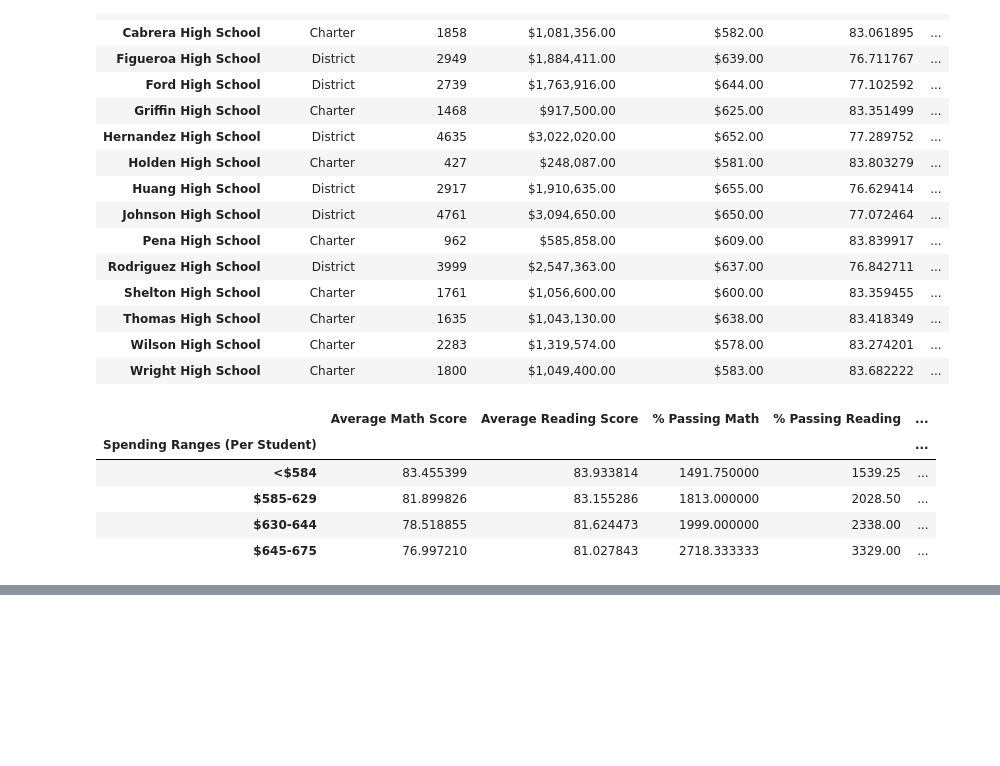
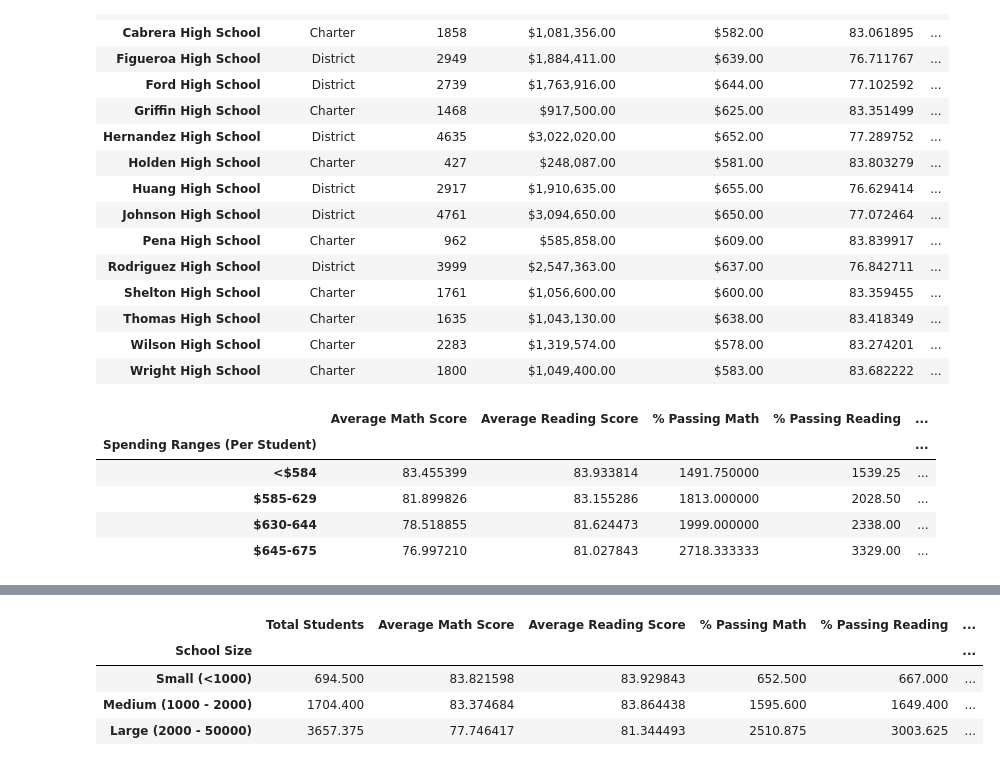
Before and after one commit to ssathyanath/School_District_Analysis, a Jupyter notebook: PyCitySchools.ipynb, the cells around one changed output, grey strips where cells are left out. Cells and saved outputs as stored; diff of their text form; code cells hidden in the pictures; blank space fills up the shorter version.

```diff
--- a/PyCitySchools.ipynb
+++ b/PyCitySchools.ipynb
@@ -724,0 +732,6 @@ spending_summary_df
+# %%
+size_bins = [0, 1000, 2000, 5000]
+size_names = ["Small (<1000)", "Medium (1000 - 2000)", "Large (2000 - 50000)"]
+# %%
+per_school_summary_df["School Size"]=pd.cut(per_school_counts,size_bins,labels = size_names)
+per_school_summary_df
@@ -724,0 +782,9 @@ spending_summary_df
+# %%
+size_school_avg = per_school_summary_df.groupby(["School Size"]).mean(["Average Math Score","Average Reading Score","% Passing Math","% Passing Reading","% Overall Passing"])
+size_Math_scores
+# %% [output]
+|  | Total Students | Average Math Score | Average Reading Score | % Passing Math | % Passing Reading | ... |
+| School Size |  |  |  |  |  | ... |
+| Small (<1000) | 694.500 | 83.821598 | 83.929843 | 652.500 | 667.000 | ... |
+| Medium (1000 - 2000) | 1704.400 | 83.374684 | 83.864438 | 1595.600 | 1649.400 | ... |
+| Large (2000 - 50000) | 3657.375 | 77.746417 | 81.344493 | 2510.875 | 3003.625 | ... |
```
Also changed, not shown: parts of 8 cells of this notebook.
